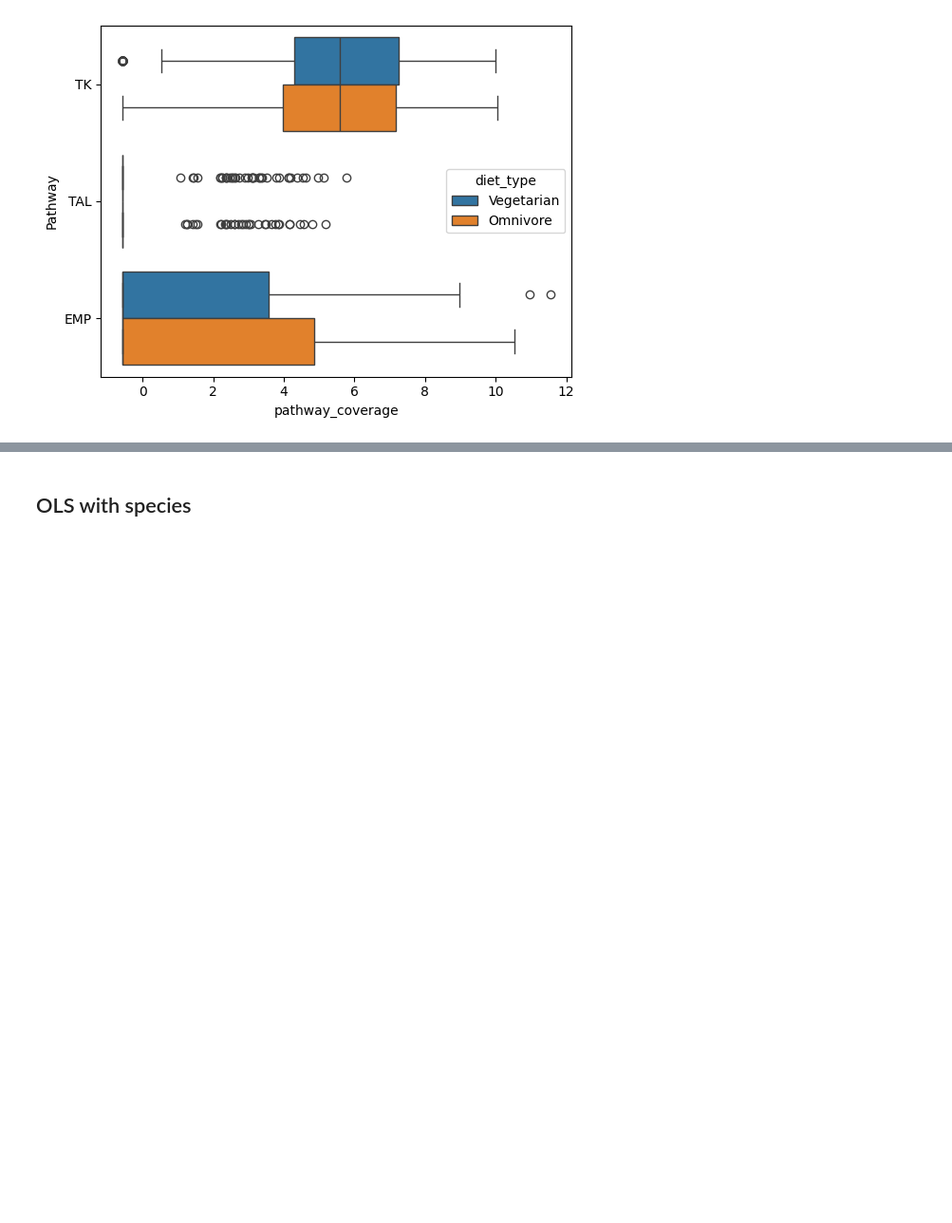
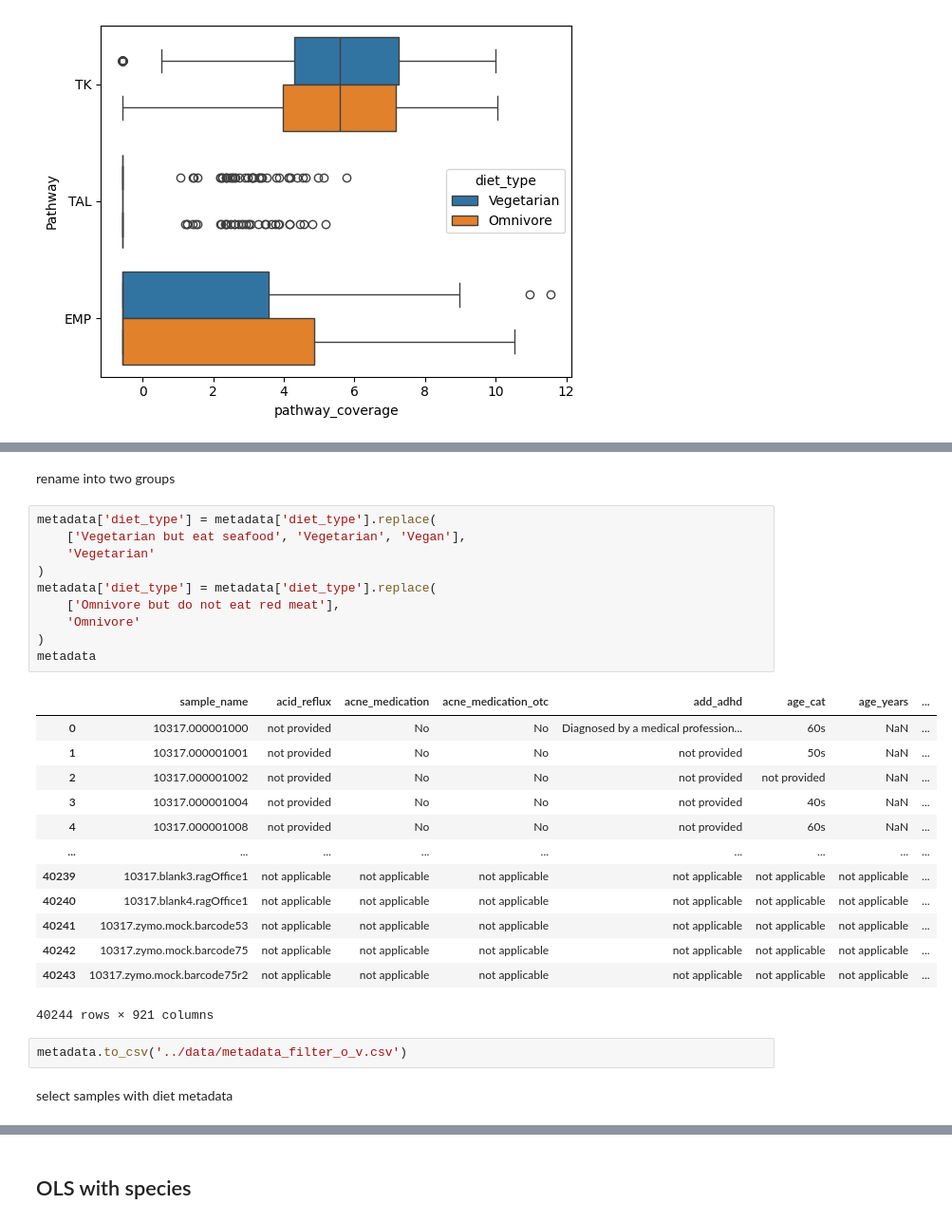
Before and after one commit to goomtreker/sq-degradation-vegetarian-microbiome, a Jupyter notebook: code/SQDegradationAnalysis.ipynb, the cells around one changed output, grey strips where cells are left out. Shown at 95% size. Saved outputs shown, nothing was run; the diff lists cells and outputs as text; blank space fills up the shorter version.

```diff
--- a/code/SQDegradationAnalysis.ipynb
+++ b/code/SQDegradationAnalysis.ipynb
@@ -645,0 +665,30 @@ sns.boxplot(melted_species_data, x='pathway_coverage', y='Pathway', hue='diet_ty
+# %% [markdown]
+rename into two groups
+# %%
+metadata['diet_type'] = metadata['diet_type'].replace(
+    ['Vegetarian but eat seafood', 'Vegetarian', 'Vegan'],
+    'Vegetarian'
+)
+metadata['diet_type'] = metadata['diet_type'].replace(
+    ['Omnivore but do not eat red meat'],
+    'Omnivore'
+)
+metadata
+# %% [output]
+|  | sample_name | acid_reflux | acne_medication | acne_medication_otc | add_adhd | age_cat | age_years | ... |
+| 0 | 10317.000001000 | not provided | No | No | Diagnosed by a medical profession... | 60s | NaN | ... |
+| 1 | 10317.000001001 | not provided | No | No | not provided | 50s | NaN | ... |
+| 2 | 10317.000001002 | not provided | No | No | not provided | not provided | NaN | ... |
+| 3 | 10317.000001004 | not provided | No | No | not provided | 40s | NaN | ... |
+| 4 | 10317.000001008 | not provided | No | No | not provided | 60s | NaN | ... |
+| ... | ... | ... | ... | ... | ... | ... | ... | ... |
+| 40239 | 10317.blank3.ragOffice1 | not applicable | not applicable | not applicable | not applicable | not applicable | not applicable | ... |
+| 40240 | 10317.blank4.ragOffice1 | not applicable | not applicable | not applicable | not applicable | not applicable | not applicable | ... |
+| 40241 | 10317.zymo.mock.barcode53 | not applicable | not applicable | not applicable | not applicable | not applicable | not applicable | ... |
+| 40242 | 10317.zymo.mock.barcode75 | not applicable | not applicable | not applicable | not applicable | not applicable | not applicable | ... |
+| 40243 | 10317.zymo.mock.barcode75r2 | not applicable | not applicable | not applicable | not applicable | not applicable | not applicable | ... |
+40244 rows × 921 columns
+# %%
+metadata.to_csv('../data/metadata_filter_o_v.csv')
+# %% [markdown]
+select samples with diet metadata
```
Also changed, not shown: parts of 8 cells of this notebook, 7 other files.
